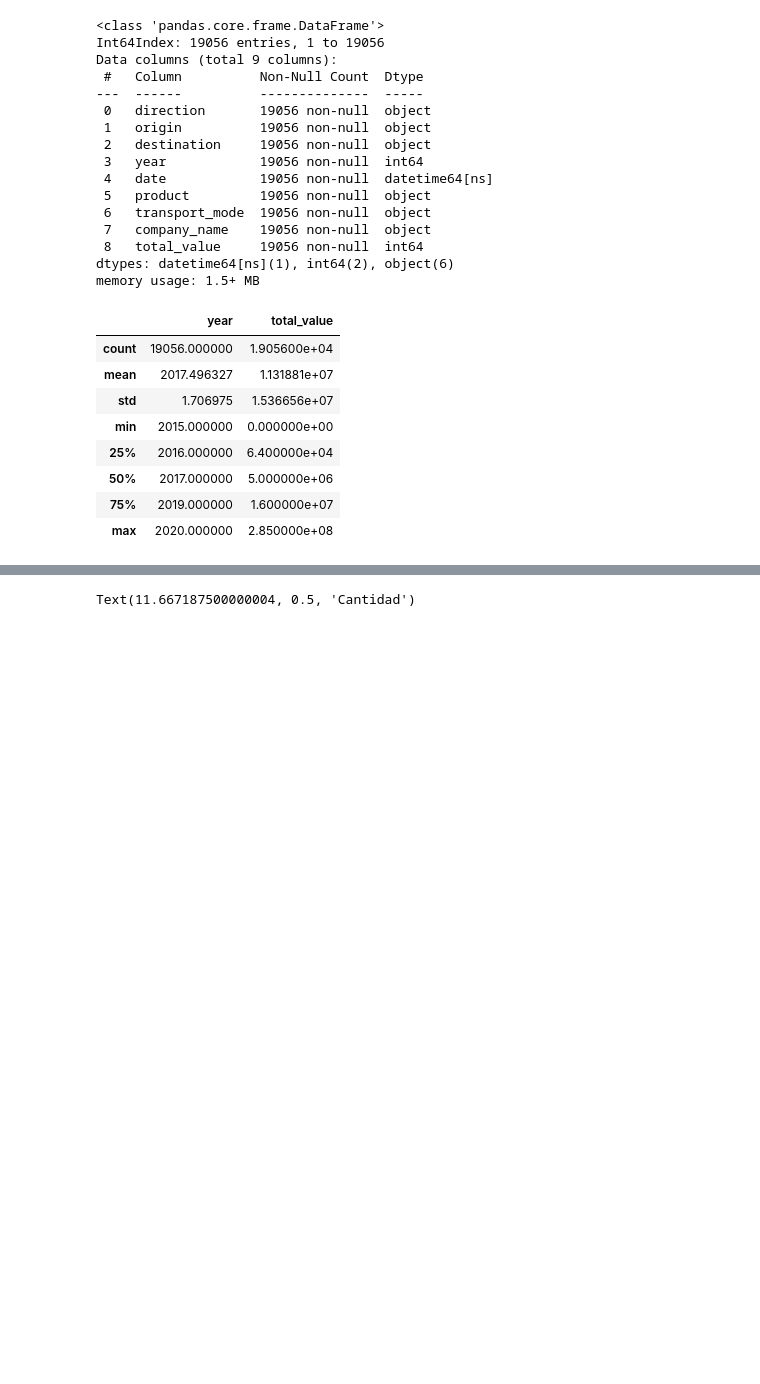
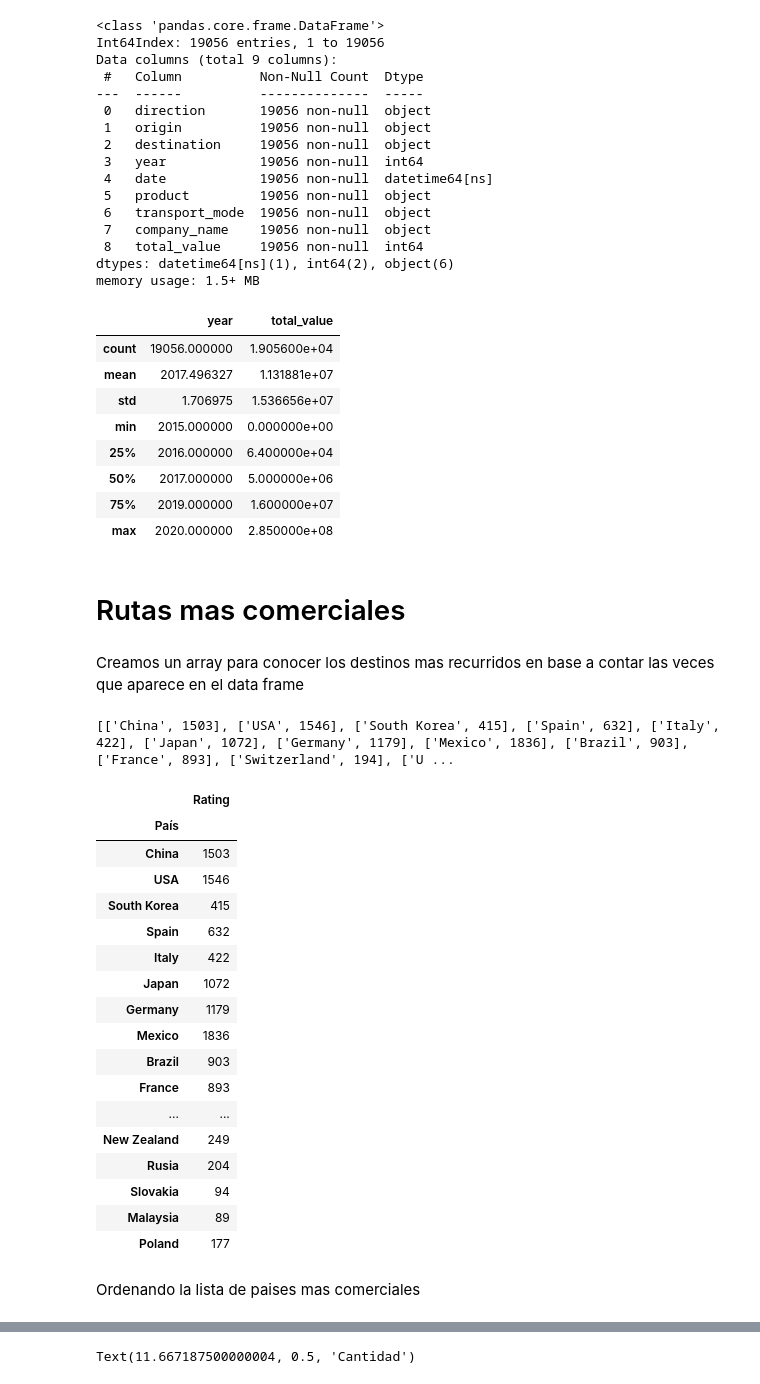
Before and after one commit to josue-islas/EmTech_2, a Jupyter notebook: Notebooks/ISLAS_GASRCILAZO_JOSUE_SABDIEL_PROYECTO.ipynb, the cells around one changed output, grey strips where cells are left out. Drawn from its saved outputs; the diff is of its cells as text; code cells hidden in the pictures; blank space fills up the shorter version.

```diff
--- a/Notebooks/ISLAS_GASRCILAZO_JOSUE_SABDIEL_PROYECTO.ipynb
+++ b/Notebooks/ISLAS_GASRCILAZO_JOSUE_SABDIEL_PROYECTO.ipynb
@@ -85,3 +85,38 @@ df.describe()
 | 50% | 2017.000000 | 5.000000e+06 |
 | 75% | 2019.000000 | 1.600000e+07 |
 | max | 2020.000000 | 2.850000e+08 |
+# %% [markdown]
+# Rutas mas comerciales
+# %% [markdown]
+Creamos un array para conocer los destinos mas recurridos en base a contar las veces que aparece en el data frame
+# %%
+destinos_array = []
+[destinos_array.append([country, df[df['destination'] == country].destination.count()]) for country in df['destination'].unique()]
+print(destinos_array)
+# %% [output]
+[['China', 1503], ['USA', 1546], ['South Korea', 415], ['Spain', 632], ['Italy', 422], ['Japan', 1072], ['Germany', 1179], ['Mexico', 1836], ['Brazil', 903], ['France', 893], ['Switzerland', 194], ['U ...
+# %%
+df_destinos = pd.DataFrame(destinos_array, columns=['País', 'Rating'])
+df_destinos.set_index('País', inplace=True)
+display(df_destinos)
+# %% [output]
+|  | Rating |
+| País |  |
+| China | 1503 |
+| USA | 1546 |
+| South Korea | 415 |
+| Spain | 632 |
+| Italy | 422 |
+| Japan | 1072 |
+| Germany | 1179 |
+| Mexico | 1836 |
+| Brazil | 903 |
+| France | 893 |
+| ... | ... |
+| New Zealand | 249 |
+| Rusia | 204 |
+| Slovakia | 94 |
+| Malaysia | 89 |
+| Poland | 177 |
+# %% [markdown]
+Ordenando la lista de paises mas comerciales
```
Also changed, not shown: parts of 44 cells of this notebook.
